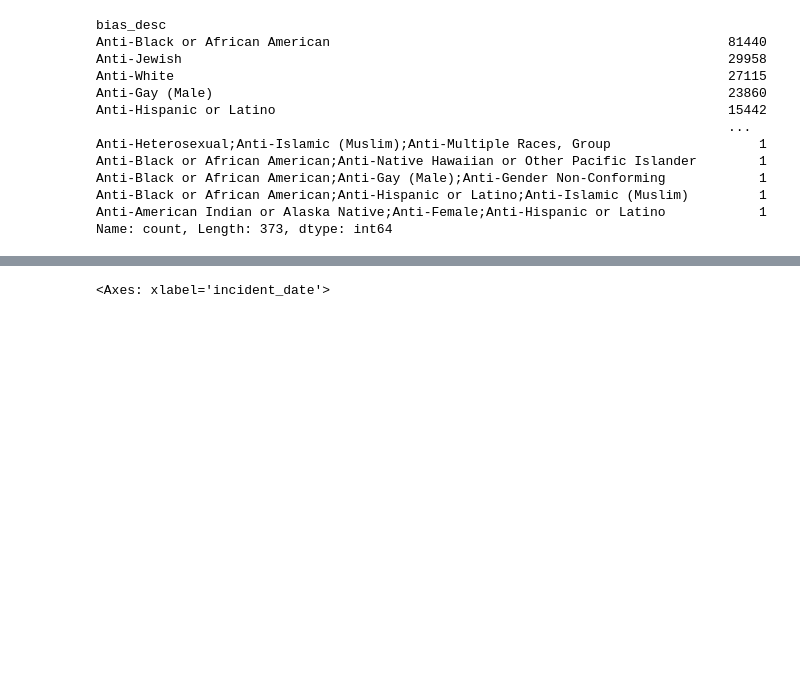
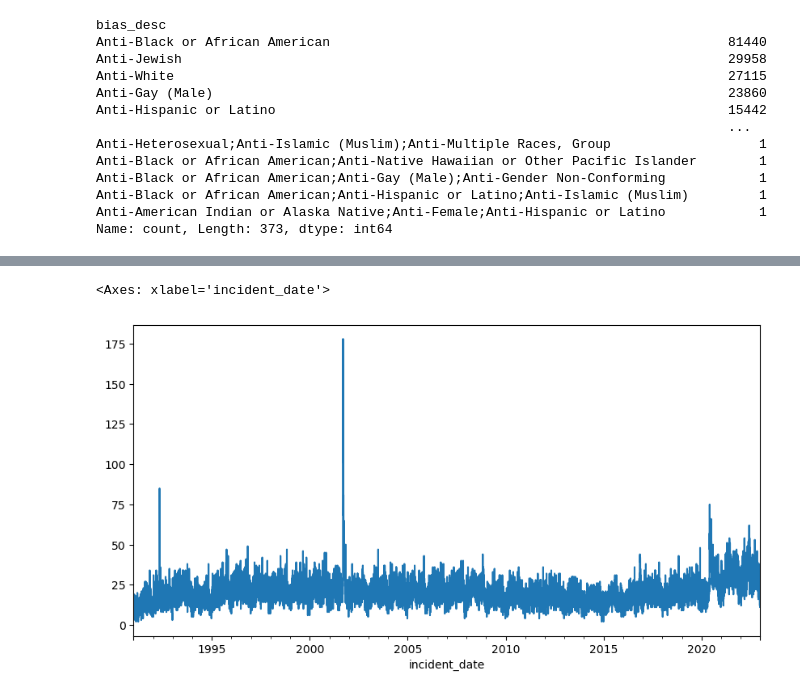
Before and after one commit to corporatemanny/FBI-Hate-Crime-Analysis, a Jupyter notebook: Analysis/dataFilter.ipynb, the cells around one changed output, grey strips where cells are left out. Cells and saved outputs as stored; diff of their text form; code cells hidden in the pictures; blank space fills up the shorter version.

```diff
--- a/Analysis/dataFilter.ipynb
+++ b/Analysis/dataFilter.ipynb
@@ -66,5 +70,5 @@ Anti-American Indian or Alaska Native;Anti-Female;Anti-Hispanic or Latino
 Name: count, Length: 373, dtype: int64
 # %%
 incident_date_all = hateCrimedf.groupby('incident_date').size()
-incident_date_all.plot(kind='line', figsize=(12,12))
+incident_date_all.plot(kind='line', figsize=(10,5))
 # %% [output]
@@ -73,4 +75,5 @@ incident_date_all.plot(kind='line', figsize=(12,12))
 <Axes: xlabel='incident_date'>
+[figure, added]
 # %%
 df1992 = hateCrimedf[hateCrimedf['data_year'] == 1992]
 incident_date_1992 = df1992.groupby('incident_date').size()
```
Also changed, not shown: parts of 8 cells of this notebook, 2 other files.
